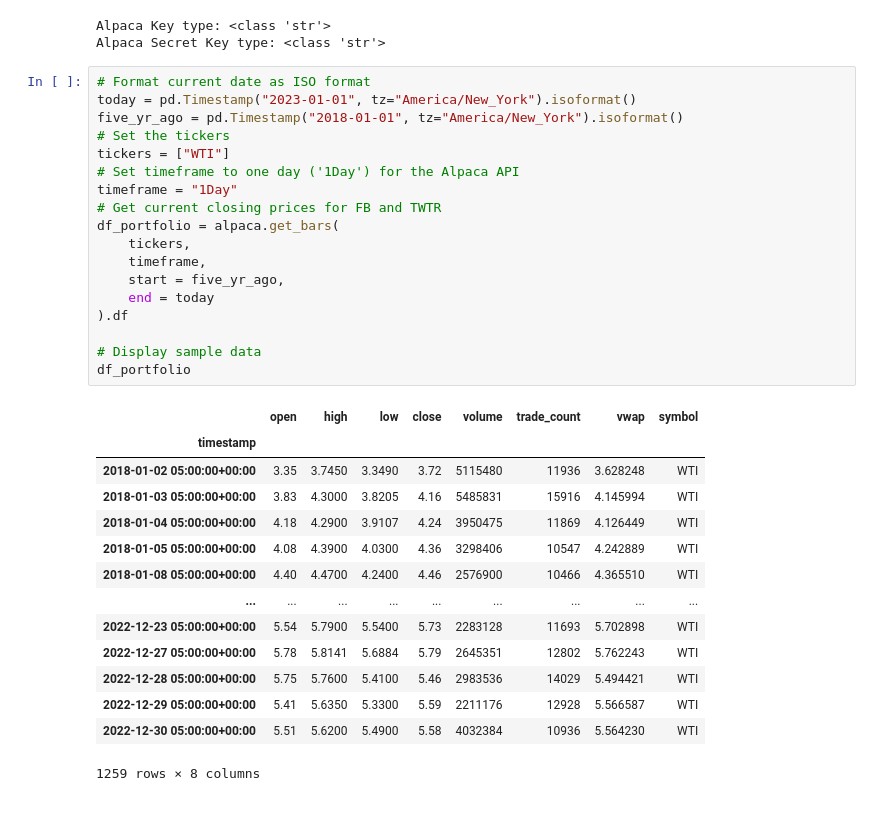
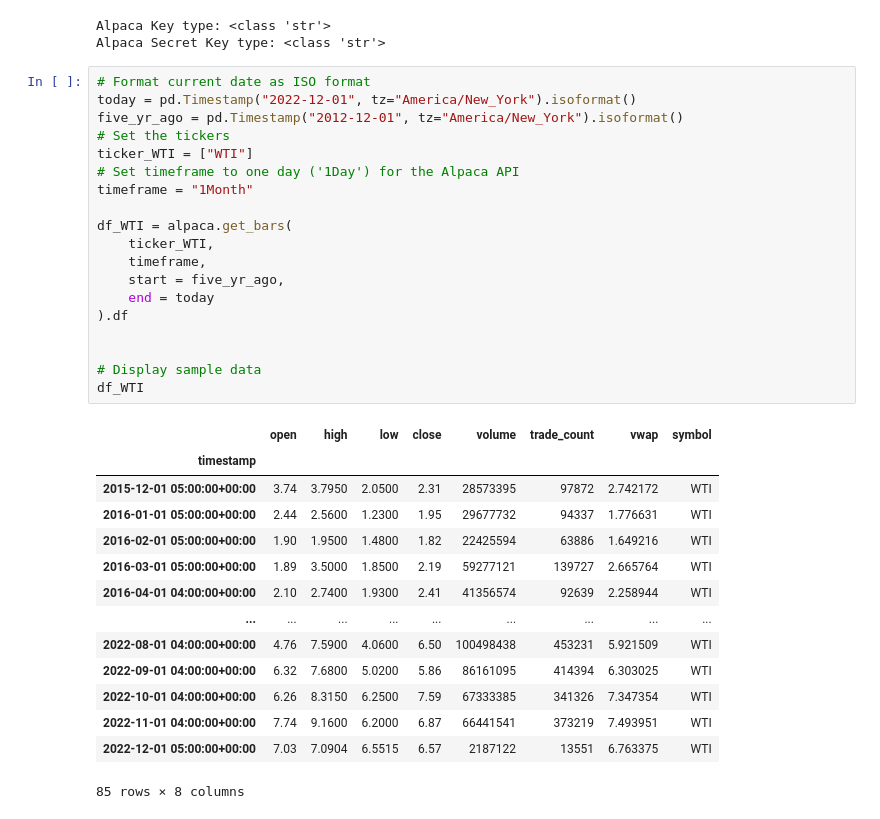
Before and after one commit to vincentsgarzi/Group5Project1, a Jupyter notebook: Vinny/starter.ipynb, the cells around one changed output. Drawn from its saved outputs; the diff is of its cells as text.

```diff
--- a/Vinny/starter.ipynb
+++ b/Vinny/starter.ipynb
@@ -37,34 +39,35 @@ Alpaca Key type: <class 'str'>
 Alpaca Secret Key type: <class 'str'>
 # %%
 # Format current date as ISO format
-today = pd.Timestamp("2023-01-01", tz="America/New_York").isoformat()
-five_yr_ago = pd.Timestamp("2018-01-01", tz="America/New_York").isoformat()
+today = pd.Timestamp("2022-12-01", tz="America/New_York").isoformat()
+five_yr_ago = pd.Timestamp("2012-12-01", tz="America/New_York").isoformat()
 # Set the tickers
-tickers = ["WTI"]
+ticker_WTI = ["WTI"]
 # Set timeframe to one day ('1Day') for the Alpaca API
-timeframe = "1Day"
-# Get current closing prices for FB and TWTR
-df_portfolio = alpaca.get_bars(
-    tickers,
+timeframe = "1Month"
+
+df_WTI = alpaca.get_bars(
+    ticker_WTI,
     timeframe,
     start = five_yr_ago,
     end = today
 ).df
 
+
 # Display sample data
-df_portfolio
+df_WTI
 # %% [output]
 |  | open | high | low | close | volume | trade_count | vwap | symbol |
 | timestamp |  |  |  |  |  |  |  |  |
-| 2018-01-02 05:00:00+00:00 | 3.35 | 3.7450 | 3.3490 | 3.72 | 5115480 | 11936 | 3.628248 | WTI |
-| 2018-01-03 05:00:00+00:00 | 3.83 | 4.3000 | 3.8205 | 4.16 | 5485831 | 15916 | 4.145994 | WTI |
-| 2018-01-04 05:00:00+00:00 | 4.18 | 4.2900 | 3.9107 | 4.24 | 3950475 | 11869 | 4.126449 | WTI |
-| 2018-01-05 05:00:00+00:00 | 4.08 | 4.3900 | 4.0300 | 4.36 | 3298406 | 10547 | 4.242889 | WTI |
-| 2018-01-08 05:00:00+00:00 | 4.40 | 4.4700 | 4.2400 | 4.46 | 2576900 | 10466 | 4.365510 | WTI |
+| 2015-12-01 05:00:00+00:00 | 3.74 | 3.7950 | 2.0500 | 2.31 | 28573395 | 97872 | 2.742172 | WTI |
+| 2016-01-01 05:00:00+00:00 | 2.44 | 2.5600 | 1.2300 | 1.95 | 29677732 | 94337 | 1.776631 | WTI |
+| 2016-02-01 05:00:00+00:00 | 1.90 | 1.9500 | 1.4800 | 1.82 | 22425594 | 63886 | 1.649216 | WTI |
+| 2016-03-01 05:00:00+00:00 | 1.89 | 3.5000 | 1.8500 | 2.19 | 59277121 | 139727 | 2.665764 | WTI |
+| 2016-04-01 04:00:00+00:00 | 2.10 | 2.7400 | 1.9300 | 2.41 | 41356574 | 92639 | 2.258944 | WTI |
 | ... | ... | ... | ... | ... | ... | ... | ... | ... |
-| 2022-12-23 05:00:00+00:00 | 5.54 | 5.7900 | 5.5400 | 5.73 | 2283128 | 11693 | 5.702898 | WTI |
-| 2022-12-27 05:00:00+00:00 | 5.78 | 5.8141 | 5.6884 | 5.79 | 2645351 | 12802 | 5.762243 | WTI |
-| 2022-12-28 05:00:00+00:00 | 5.75 | 5.7600 | 5.4100 | 5.46 | 2983536 | 14029 | 5.494421 | WTI |
-| 2022-12-29 05:00:00+00:00 | 5.41 | 5.6350 | 5.3300 | 5.59 | 2211176 | 12928 | 5.566587 | WTI |
-| 2022-12-30 05:00:00+00:00 | 5.51 | 5.6200 | 5.4900 | 5.58 | 4032384 | 10936 | 5.564230 | WTI |
+| 2022-08-01 04:00:00+00:00 | 4.76 | 7.5900 | 4.0600 | 6.50 | 100498438 | 453231 | 5.921509 | WTI |
+| 2022-09-01 04:00:00+00:00 | 6.32 | 7.6800 | 5.0200 | 5.86 | 86161095 | 414394 | 6.303025 | WTI |
+| 2022-10-01 04:00:00+00:00 | 6.26 | 8.3150 | 6.2500 | 7.59 | 67333385 | 341326 | 7.347354 | WTI |
+| 2022-11-01 04:00:00+00:00 | 7.74 | 9.1600 | 6.2000 | 6.87 | 66441541 | 373219 | 7.493951 | WTI |
+| 2022-12-01 05:00:00+00:00 | 7.03 | 7.0904 | 6.5515 | 6.57 | 2187122 | 13551 | 6.763375 | WTI |
-1259 rows × 8 columns
+85 rows × 8 columns
```
Also changed, not shown: parts of 10 cells of this notebook, 3 other files.
